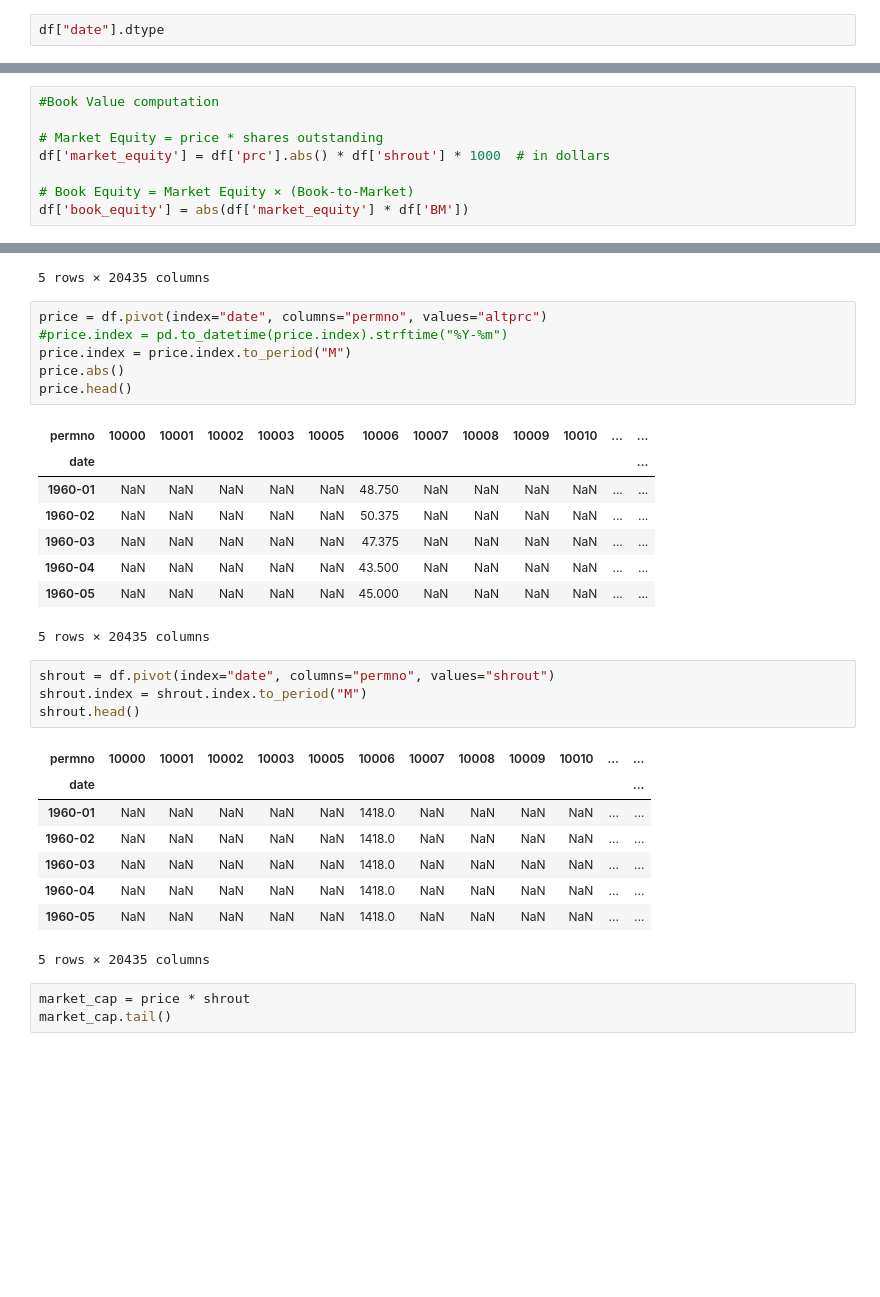
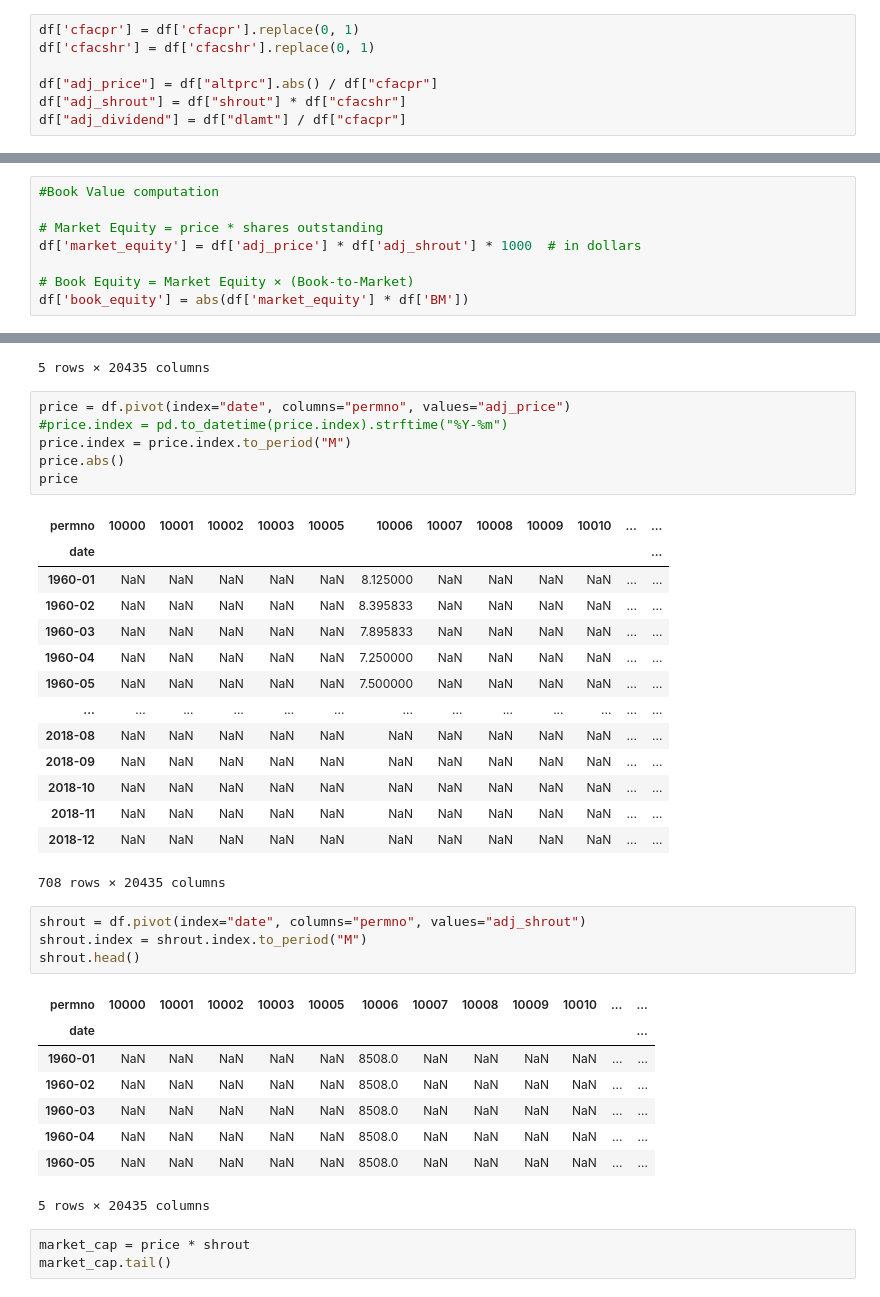
Before and after one commit to justusschenk/valueinvesting, a Jupyter notebook: Portfolio-composition.ipynb, the cells around one changed output, grey strips where cells are left out. Cells and saved outputs as stored; diff of their text form; blank space fills up the shorter version.

```diff
--- a/Portfolio-composition.ipynb
+++ b/Portfolio-composition.ipynb
@@ -70,2 +73,7 @@ df = pd.merge(df_stock, df_bm, left_on=["permno", "date"], right_on=["permno", "
 # %%
-df["date"].dtype
+df['cfacpr'] = df['cfacpr'].replace(0, 1)
+df['cfacshr'] = df['cfacshr'].replace(0, 1)
+
+df["adj_price"] = df["altprc"].abs() / df["cfacpr"]
+df["adj_shrout"] = df["shrout"] * df["cfacshr"]
+df["adj_dividend"] = df["dlamt"] / df["cfacpr"]
@@ -330,7 +340,7 @@ dividends.head()
 #Book Value computation
 
 # Market Equity = price * shares outstanding
-df['market_equity'] = df['prc'].abs() * df['shrout'] * 1000  # in dollars
+df['market_equity'] = df['adj_price'] * df['adj_shrout'] * 1000  # in dollars
 
 # Book Equity = Market Equity × (Book-to-Market)
 df['book_equity'] = abs(df['market_equity'] * df['BM'])
@@ -408,32 +418,38 @@ bookvalue.head()
 | 1960-05 | NaN | NaN | NaN | NaN | NaN | 2.975747e+07 | NaN | NaN | NaN | NaN | ... | ... |
 5 rows × 20435 columns
 # %%
-price = df.pivot(index="date", columns="permno", values="altprc")
+price = df.pivot(index="date", columns="permno", values="adj_price")
 #price.index = pd.to_datetime(price.index).strftime("%Y-%m")
 price.index = price.index.to_period("M")
 price.abs()
-price.head()
+price
 # %% [output]
 | permno | 10000 | 10001 | 10002 | 10003 | 10005 | 10006 | 10007 | 10008 | 10009 | 10010 | ... | ... |
 | date |  |  |  |  |  |  |  |  |  |  |  | ... |
-| 1960-01 | NaN | NaN | NaN | NaN | NaN | 48.750 | NaN | NaN | NaN | NaN | ... | ... |
-| 1960-02 | NaN | NaN | NaN | NaN | NaN | 50.375 | NaN | NaN | NaN | NaN | ... | ... |
-| 1960-03 | NaN | NaN | NaN | NaN | NaN | 47.375 | NaN | NaN | NaN | NaN | ... | ... |
-| 1960-04 | NaN | NaN | NaN | NaN | NaN | 43.500 | NaN | NaN | NaN | NaN | ... | ... |
-| 1960-05 | NaN | NaN | NaN | NaN | NaN | 45.000 | NaN | NaN | NaN | NaN | ... | ... |
+| 1960-01 | NaN | NaN | NaN | NaN | NaN | 8.125000 | NaN | NaN | NaN | NaN | ... | ... |
+| 1960-02 | NaN | NaN | NaN | NaN | NaN | 8.395833 | NaN | NaN | NaN | NaN | ... | ... |
+| 1960-03 | NaN | NaN | NaN | NaN | NaN | 7.895833 | NaN | NaN | NaN | NaN | ... | ... |
+| 1960-04 | NaN | NaN | NaN | NaN | NaN | 7.250000 | NaN | NaN | NaN | NaN | ... | ... |
+| 1960-05 | NaN | NaN | NaN | NaN | NaN | 7.500000 | NaN | NaN | NaN | NaN | ... | ... |
+| ... | ... | ... | ... | ... | ... | ... | ... | ... | ... | ... | ... | ... |
+| 2018-08 | NaN | NaN | NaN | NaN | NaN | NaN | NaN | NaN | NaN | NaN | ... | ... |
+| 2018-09 | NaN | NaN | NaN | NaN | NaN | NaN | NaN | NaN | NaN | NaN | ... | ... |
+| 2018-10 | NaN | NaN | NaN | NaN | NaN | NaN | NaN | NaN | NaN | NaN | ... | ... |
+| 2018-11 | NaN | NaN | NaN | NaN | NaN | NaN | NaN | NaN | NaN | NaN | ... | ... |
+| 2018-12 | NaN | NaN | NaN | NaN | NaN | NaN | NaN | NaN | NaN | NaN | ... | ... |
-5 rows × 20435 columns
+708 rows × 20435 columns
 # %%
-shrout = df.pivot(index="date", columns="permno", values="shrout")
+shrout = df.pivot(index="date", columns="permno", values="adj_shrout")
 shrout.index = shrout.index.to_period("M")
 shrout.head()
 # %% [output]
 | permno | 10000 | 10001 | 10002 | 10003 | 10005 | 10006 | 10007 | 10008 | 10009 | 10010 | ... | ... |
 | date |  |  |  |  |  |  |  |  |  |  |  | ... |
-| 1960-01 | NaN | NaN | NaN | NaN | NaN | 1418.0 | NaN | NaN | NaN | NaN | ... | ... |
-| 1960-02 | NaN | NaN | NaN | NaN | NaN | 1418.0 | NaN | NaN | NaN | NaN | ... | ... |
-| 1960-03 | NaN | NaN | NaN | NaN | NaN | 1418.0 | NaN | NaN | NaN | NaN | ... | ... |
-| 1960-04 | NaN | NaN | NaN | NaN | NaN | 1418.0 | NaN | NaN | NaN | NaN | ... | ... |
-| 1960-05 | NaN | NaN | NaN | NaN | NaN | 1418.0 | NaN | NaN | NaN | NaN | ... | ... |
+| 1960-01 | NaN | NaN | NaN | NaN | NaN | 8508.0 | NaN | NaN | NaN | NaN | ... | ... |
+| 1960-02 | NaN | NaN | NaN | NaN | NaN | 8508.0 | NaN | NaN | NaN | NaN | ... | ... |
+| 1960-03 | NaN | NaN | NaN | NaN | NaN | 8508.0 | NaN | NaN | NaN | NaN | ... | ... |
+| 1960-04 | NaN | NaN | NaN | NaN | NaN | 8508.0 | NaN | NaN | NaN | NaN | ... | ... |
+| 1960-05 | NaN | NaN | NaN | NaN | NaN | 8508.0 | NaN | NaN | NaN | NaN | ... | ... |
 5 rows × 20435 columns
 # %%
 market_cap = price * shrout
```
Also changed, not shown: parts of 17 cells of this notebook.
